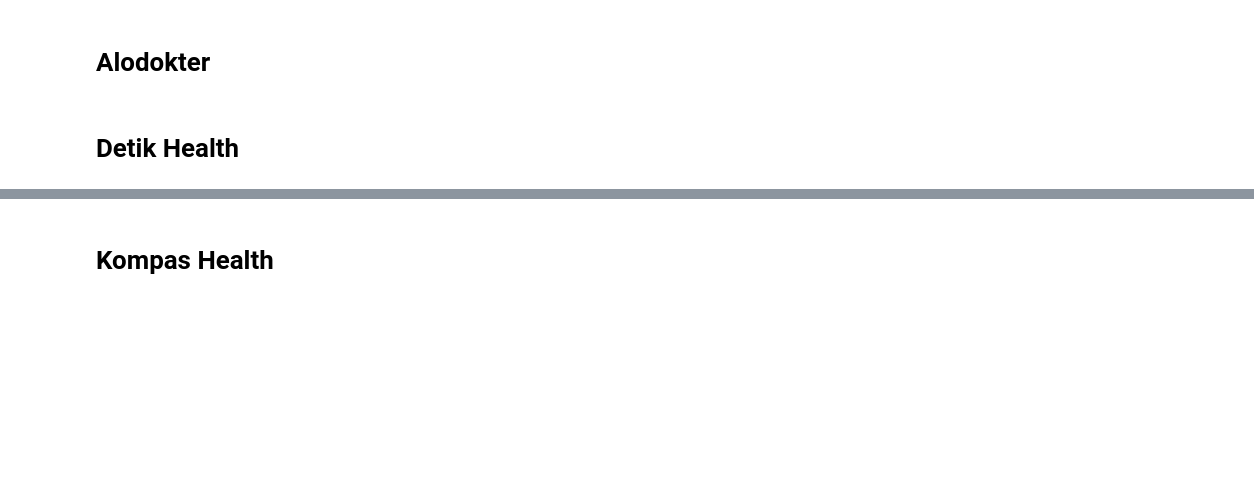
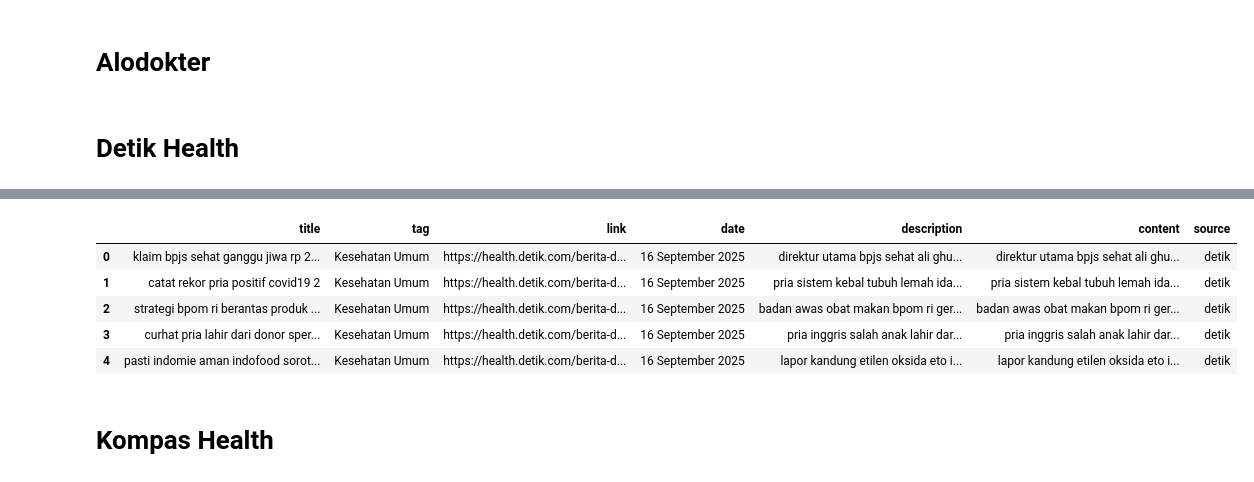
Before and after one commit to lituldust/information-retrieval-project, a Jupyter notebook: preprocessing.ipynb, the cells around one changed output, grey strips where cells are left out. Drawn from its saved outputs; the diff is of its cells as text; code cells hidden in the pictures; blank space fills up the shorter version.

```diff
--- a/preprocessing.ipynb
+++ b/preprocessing.ipynb
@@ -336,3 +413,51 @@ halodoc_df.head()
+# %%
+def preprocess_date_detik(text):
+    text = text.strip().strip("'")
+
+    dt = None
+    try:
+        dt = datetime.strptime(text, "%Y-%m-%d %H:%M:%S")
+    except ValueError:
+        pass
+
+    if dt is None:
+        try:
+            # set locale ke Indonesia
+            locale.setlocale(locale.LC_TIME, "id_ID.UTF-8")
+            dt = datetime.strptime(text, "%A, %d %b %Y %H:%M")
+        except Exception:
+            raise ValueError(f"Format tanggal tidak dikenali: {text}")
+
+    return dt.strftime("%d %B %Y")
+# %%
+def preprocess_content_detik(text):
+    text = text.lower()
+    text = normalize_text(text, istilah_kesehatan)
+    text = re.sub(r'http\S+|www\S+|https\S+', '', text, flags=re.MULTILINE) # Remove URLs
+    text = re.sub(r'\@w+|\#','', text) # Remove mentions and hashtags
+    text = re.sub(r'\s*\d{1,2}[/-]\d{1,2}(?:[/-]\d{2,4})?\s*', 'DATE', text) # Remove dates in parentheses
+    text = re.sub(r'advertisement scroll to continue with content', '', text, flags=re.IGNORECASE) # Remove advertisement
+    text = re.sub(r'\s+', ' ', text) # Remove extra whitespace
+    text = re.sub(r'[^\w\s]', '', text) # Remove non-words and non-white spaces
+    text = ''.join([char for char in text if char not in string.punctuation]) # Remove punctuations
+    text = ' '.join([word for word in text.split() if word not in custom_stop_words]) # Stopwords removal
+    text = ' '.join(stem_tokens(text.split()))
+
+    return text
+# %%
+detik_df['title'] = detik_df['title'].apply(lambda x: preprocess_title_desc(x))
+detik_df['description'] = detik_df['description'].apply(lambda x: preprocess_title_desc(x))
+detik_df['content'] = detik_df['content'].apply(lambda x: preprocess_content_detik(x))
+detik_df['date'] = detik_df['date'].apply(lambda x: preprocess_date_detik(x))
+# %%
+detik_df.head()
+# %% [output]
+|  | title | tag | link | date | description | content | source |
+| 0 | klaim bpjs sehat ganggu jiwa rp 2... | Kesehatan Umum | https://health.detik.com/berita-d... | 16 September 2025 | direktur utama bpjs sehat ali ghu... | direktur utama bpjs sehat ali ghu... | detik |
+| 1 | catat rekor pria positif covid19 2 | Kesehatan Umum | https://health.detik.com/berita-d... | 16 September 2025 | pria sistem kebal tubuh lemah ida... | pria sistem kebal tubuh lemah ida... | detik |
+| 2 | strategi bpom ri berantas produk ... | Kesehatan Umum | https://health.detik.com/berita-d... | 16 September 2025 | badan awas obat makan bpom ri ger... | badan awas obat makan bpom ri ger... | detik |
+| 3 | curhat pria lahir dari donor sper... | Kesehatan Umum | https://health.detik.com/berita-d... | 16 September 2025 | pria inggris salah anak lahir dar... | pria inggris salah anak lahir dar... | detik |
+| 4 | pasti indomie aman indofood sorot... | Kesehatan Umum | https://health.detik.com/berita-d... | 16 September 2025 | lapor kandung etilen oksida eto i... | lapor kandung etilen oksida eto i... | detik |
 # %% [markdown]
 # Kompas Health
 # %%
```
Also changed, not shown: parts of 21 cells of this notebook.
